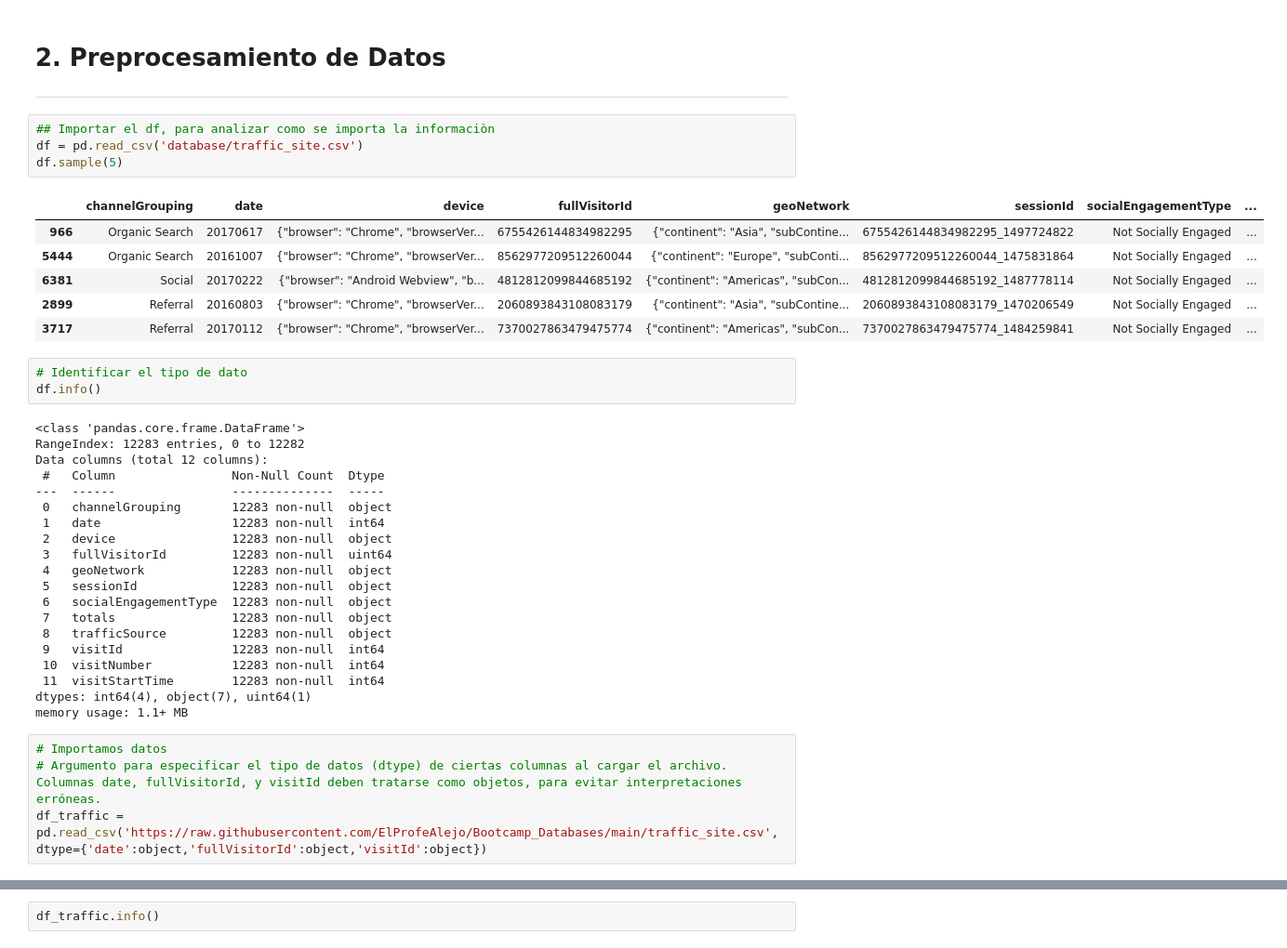
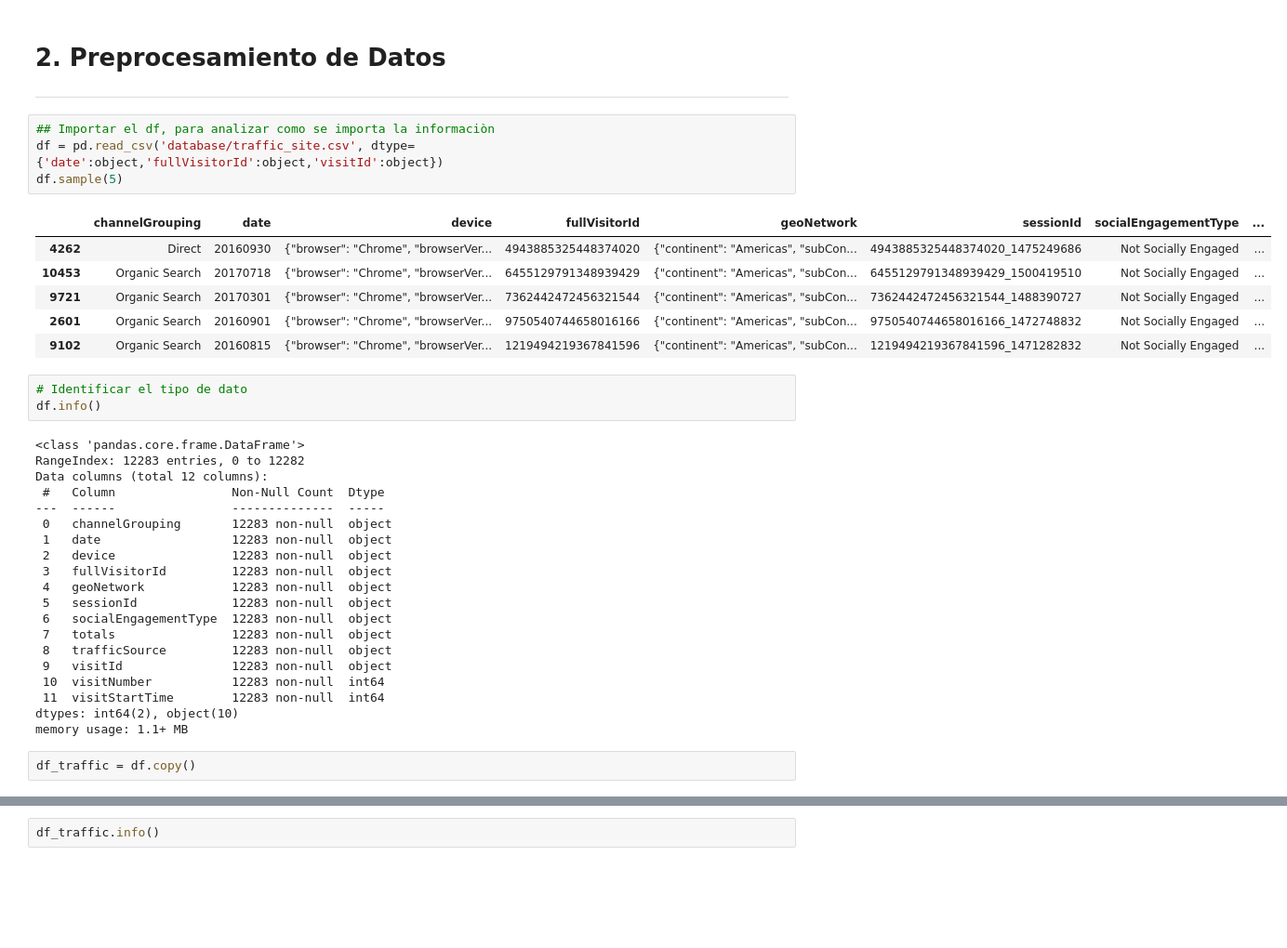
Before and after one commit to pabloing93/consumer_spending, a Jupyter notebook: 1_2_3 EDA.ipynb, the cells around one changed output, grey strips where cells are left out. Shown at 93% size. Drawn from its saved outputs; the diff is of its cells as text; blank space fills up the shorter version.

```diff
--- a/1_2_3 EDA.ipynb
+++ b/1_2_3 EDA.ipynb
@@ -35,15 +35,15 @@ import seaborn as sns
 ---
 # %%
 ## Importar el df, para analizar como se importa la informaciòn
-df = pd.read_csv('database/traffic_site.csv')
+df = pd.read_csv('database/traffic_site.csv', dtype={'date':object,'fullVisitorId':object,'visitId':object})
 df.sample(5)
 # %% [output]
 |  | channelGrouping | date | device | fullVisitorId | geoNetwork | sessionId | socialEngagementType | ... |
-| 966 | Organic Search | 20170617 | {"browser": "Chrome", "browserVer... | 6755426144834982295 | {"continent": "Asia", "subContine... | 6755426144834982295_1497724822 | Not Socially Engaged | ... |
-| 5444 | Organic Search | 20161007 | {"browser": "Chrome", "browserVer... | 8562977209512260044 | {"continent": "Europe", "subConti... | 8562977209512260044_1475831864 | Not Socially Engaged | ... |
-| 6381 | Social | 20170222 | {"browser": "Android Webview", "b... | 4812812099844685192 | {"continent": "Americas", "subCon... | 4812812099844685192_1487778114 | Not Socially Engaged | ... |
-| 2899 | Referral | 20160803 | {"browser": "Chrome", "browserVer... | 2060893843108083179 | {"continent": "Asia", "subContine... | 2060893843108083179_1470206549 | Not Socially Engaged | ... |
-| 3717 | Referral | 20170112 | {"browser": "Chrome", "browserVer... | 7370027863479475774 | {"continent": "Americas", "subCon... | 7370027863479475774_1484259841 | Not Socially Engaged | ... |
+| 4262 | Direct | 20160930 | {"browser": "Chrome", "browserVer... | 4943885325448374020 | {"continent": "Americas", "subCon... | 4943885325448374020_1475249686 | Not Socially Engaged | ... |
+| 10453 | Organic Search | 20170718 | {"browser": "Chrome", "browserVer... | 6455129791348939429 | {"continent": "Americas", "subCon... | 6455129791348939429_1500419510 | Not Socially Engaged | ... |
+| 9721 | Organic Search | 20170301 | {"browser": "Chrome", "browserVer... | 7362442472456321544 | {"continent": "Americas", "subCon... | 7362442472456321544_1488390727 | Not Socially Engaged | ... |
+| 2601 | Organic Search | 20160901 | {"browser": "Chrome", "browserVer... | 9750540744658016166 | {"continent": "Americas", "subCon... | 9750540744658016166_1472748832 | Not Socially Engaged | ... |
+| 9102 | Organic Search | 20160815 | {"browser": "Chrome", "browserVer... | 1219494219367841596 | {"continent": "Americas", "subCon... | 1219494219367841596_1471282832 | Not Socially Engaged | ... |
 # %%
 # Identificar el tipo de dato
 df.info()
@@ -54,23 +54,21 @@ Data columns (total 12 columns):
  #   Column                Non-Null Count  Dtype
 ---  ------                --------------  -----
  0   channelGrouping       12283 non-null  object
- 1   date                  12283 non-null  int64
+ 1   date                  12283 non-null  object
  2   device                12283 non-null  object
- 3   fullVisitorId         12283 non-null  uint64
+ 3   fullVisitorId         12283 non-null  object
  4   geoNetwork            12283 non-null  object
  5   sessionId             12283 non-null  object
  6   socialEngagementType  12283 non-null  object
  7   totals                12283 non-null  object
  8   trafficSource         12283 non-null  object
- 9   visitId               12283 non-null  int64
+ 9   visitId               12283 non-null  object
  10  visitNumber           12283 non-null  int64
  11  visitStartTime        12283 non-null  int64
-dtypes: int64(4), object(7), uint64(1)
+dtypes: int64(2), object(10)
 memory usage: 1.1+ MB
-# %%
-# Importamos datos
-# Argumento para especificar el tipo de datos (dtype) de ciertas columnas al cargar el archivo. Columnas date, fullVisitorId, y visitId deben tratarse como objetos, para evitar interpretaciones erróneas.
-df_traffic = pd.read_csv('https://raw.githubusercontent.com/ElProfeAlejo/Bootcamp_Databases/main/traffic_site.csv', dtype={'date':object,'fullVisitorId':object,'visitId':object})
+# %%
+df_traffic = df.copy()
 # %%
 # Convertimos las cadenas de texto a diccionarios json
 columnas_a_cambiar = ['device', 'geoNetwork', 'totals', 'trafficSource']
```
Also changed, not shown: parts of 3 cells of this notebook, 1 other file.
